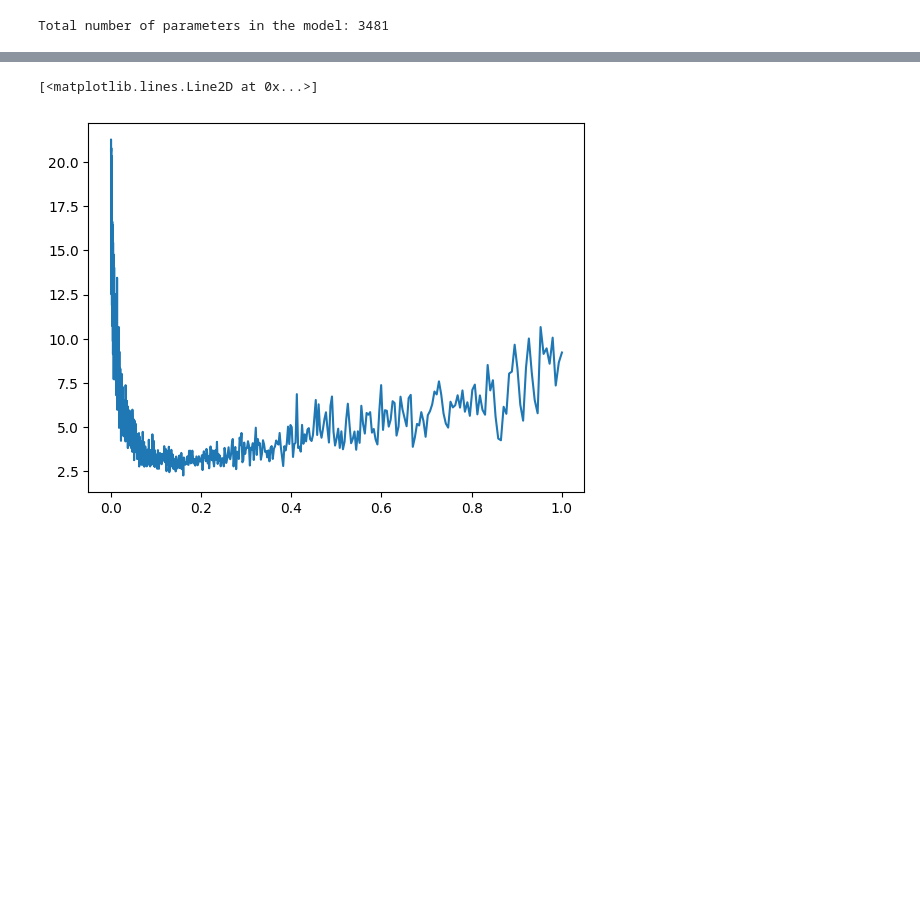
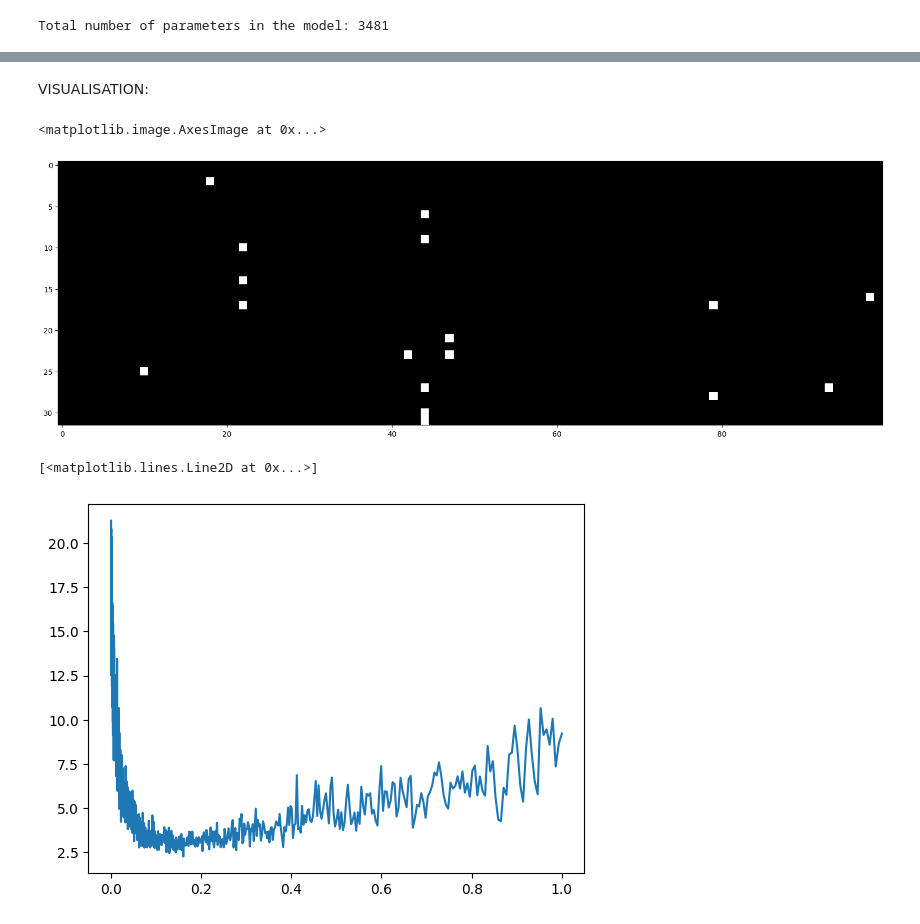
Before and after one commit to yashraj01-se/Deep_Learning_Basics, a Jupyter notebook: Lecture-3-_The_spelled-out_MLP/MakeMore.ipynb, the cells around one changed output, grey strips where cells are left out. Saved outputs shown, nothing was run; the diff lists cells and outputs as text; code cells hidden in the pictures; blank space fills up the shorter version.

```diff
--- a/Lecture-3-_The_spelled-out_MLP/MakeMore.ipynb
+++ b/Lecture-3-_The_spelled-out_MLP/MakeMore.ipynb
@@ -222,3 +214,12 @@ print(loss.item())
+# %% [markdown]
+VISUALISATION:
+# %%
+plt.figure(figsize=(20,8))
+plt.imshow(hidden_layer_output.abs() > 0.98, cmap='gray', interpolation='nearest')
+#there are many black values which shows that many values close to 1 or -1 and passing them through tanh activation will vanish the gradient.
+# %% [output]
+<matplotlib.image.AxesImage at 0x...>
+[figure, added]
 # %%
 plt.plot(Lr, Loss)
 # %% [output]
```
Also changed, not shown: parts of 76 cells of this notebook.
